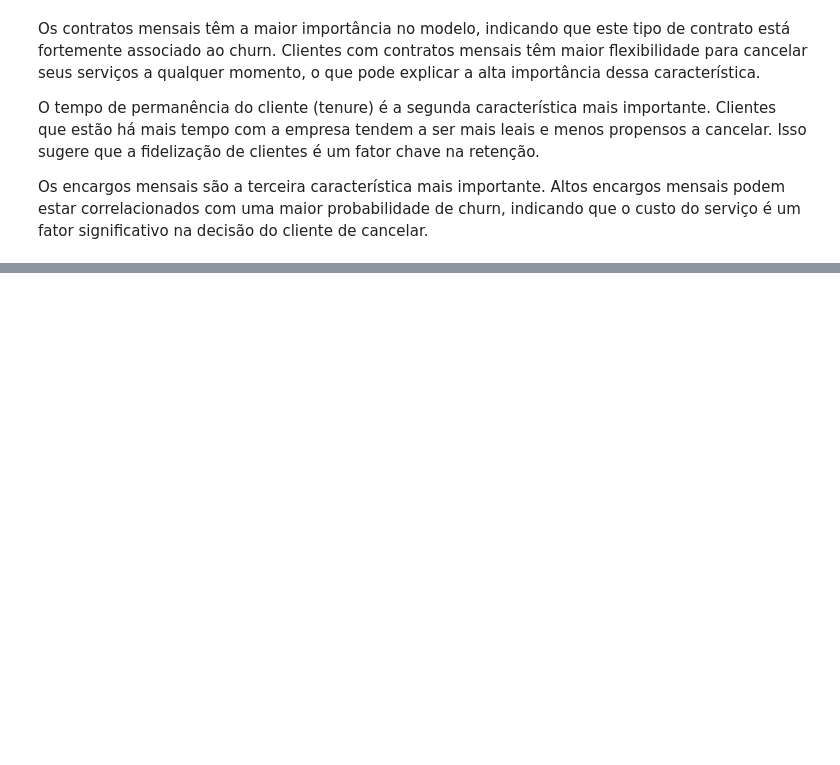
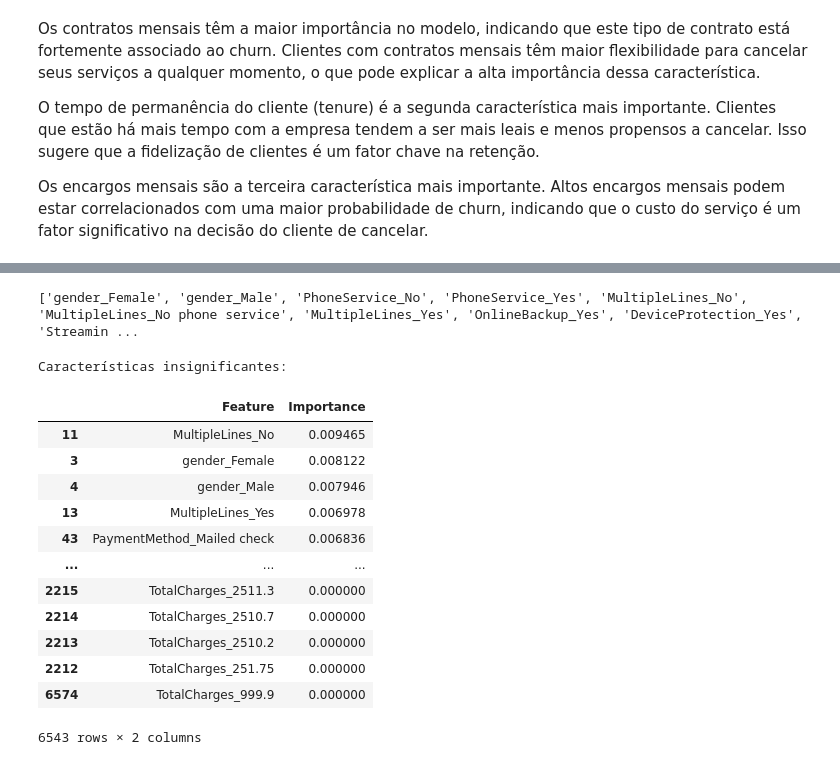
Before and after one commit to ArthurrCr/Churn_Telco, a Jupyter notebook: notebooks/exploratory_data_analysis.ipynb, the cells around one changed output, grey strips where cells are left out. Saved outputs shown, nothing was run; the diff lists cells and outputs as text; code cells hidden in the pictures; blank space fills up the shorter version.

```diff
--- a/notebooks/exploratory_data_analysis.ipynb
+++ b/notebooks/exploratory_data_analysis.ipynb
@@ -457,3 +463,7 @@ Os contratos mensais têm a maior importância no modelo, indicando que este tip
 O tempo de permanência do cliente (tenure) é a segunda característica mais importante. Clientes que estão há mais tempo com a empresa tendem a ser mais leais e menos propensos a cancelar. Isso sugere que a fidelização de clientes é um fator chave na retenção.
 
 Os encargos mensais são a terceira característica mais importante. Altos encargos mensais podem estar correlacionados com uma maior probabilidade de churn, indicando que o custo do serviço é um fator significativo na decisão do cliente de cancelar.
+# %%
+# Lista de correlações insignificantes
+insignificant_corr = churn_correlations[(churn_correlations <= 0.1) & (churn_correlations >= -0.1)]
+print(insignificant_corr)
@@ -459,0 +483,26 @@ Os encargos mensais são a terceira característica mais importante. Altos encar
+# %%
+# Convert insignificant correlation indices to a list of features
+insignificant_feature_names = insignificant_corr.index.tolist()
+print(insignificant_feature_names)
+# %% [output]
+['gender_Female', 'gender_Male', 'PhoneService_No', 'PhoneService_Yes', 'MultipleLines_No', 'MultipleLines_No phone service', 'MultipleLines_Yes', 'OnlineBackup_Yes', 'DeviceProtection_Yes', 'Streamin ...
+# %%
+# Mostrar a importância das características insignificantes
+insignificant_features = features_df[features_df['Feature'].isin(insignificant_feature_names)]
+print("Características insignificantes:")
+display(insignificant_features)
+# %% [output]
+Características insignificantes:
+|  | Feature | Importance |
+| 11 | MultipleLines_No | 0.009465 |
+| 3 | gender_Female | 0.008122 |
+| 4 | gender_Male | 0.007946 |
+| 13 | MultipleLines_Yes | 0.006978 |
+| 43 | PaymentMethod_Mailed check | 0.006836 |
+| ... | ... | ... |
+| 2215 | TotalCharges_2511.3 | 0.000000 |
+| 2214 | TotalCharges_2510.7 | 0.000000 |
+| 2213 | TotalCharges_2510.2 | 0.000000 |
+| 2212 | TotalCharges_251.75 | 0.000000 |
+| 6574 | TotalCharges_999.9 | 0.000000 |
+6543 rows × 2 columns
```
Also changed, not shown: parts of 6 cells of this notebook, 3 other files.
